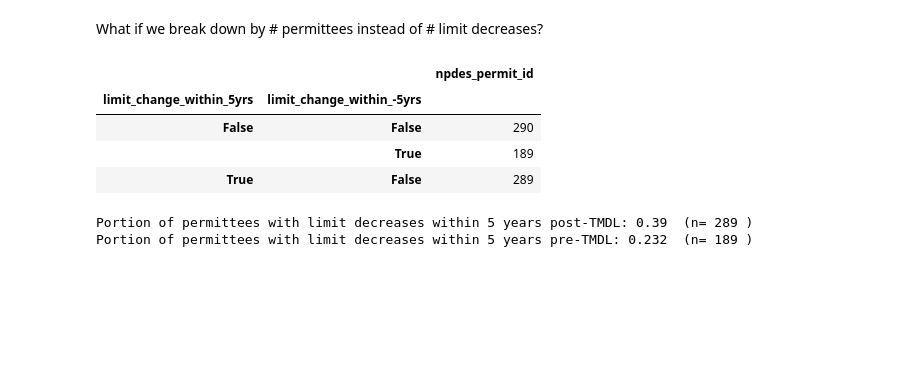
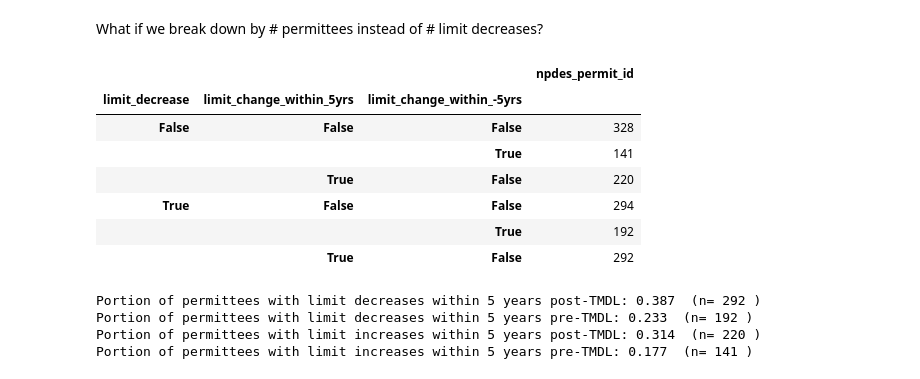
Before and after one commit to reglab/TMDLs_archived, a Jupyter notebook: TMDLS_limit_changes.ipynb, the cells around one changed output. Cells and saved outputs as stored; diff of their text form; code cells hidden in the pictures; blank space fills up the shorter version.

```diff
--- a/TMDLS_limit_changes.ipynb
+++ b/TMDLS_limit_changes.ipynb
@@ -579,16 +593,24 @@ prepped_dmrs[prepped_dmrs['limit_decrease']==True].groupby('pollutantName').agg(
 # %% [markdown]
 What if we break down by # permittees instead of # limit decreases?
 # %%
-prepped_dmrs[prepped_dmrs['limit_decrease']].groupby(['limit_change_within_5yrs', 'limit_change_within_-5yrs']).nunique()[['npdes_permit_id']]
+prepped_dmrs.groupby(['limit_decrease', 'limit_change_within_5yrs', 'limit_change_within_-5yrs']).nunique()[['npdes_permit_id']]
 # %% [output]
-|  |  | npdes_permit_id |
-| limit_change_within_5yrs | limit_change_within_-5yrs |  |
-| False | False | 290 |
-|  | True | 189 |
-| True | False | 289 |
+|  |  |  | npdes_permit_id |
+| limit_decrease | limit_change_within_5yrs | limit_change_within_-5yrs |  |
+| False | False | False | 328 |
+|  |  | True | 141 |
+|  | True | False | 220 |
+| True | False | False | 294 |
+|  |  | True | 192 |
+|  | True | False | 292 |
 # %%
 print('Portion of permittees with limit decreases within 5 years post-TMDL:', round(prepped_dmrs[prepped_dmrs['limit_decrease']].drop_duplicates('npdes_permit_id')['limit_change_within_5yrs'].mean(), 3), ' (n=', len(prepped_dmrs[prepped_dmrs['limit_decrease'] & (prepped_dmrs['limit_change_within_5yrs'])].drop_duplicates('npdes_permit_id')), ')')
 print('Portion of permittees with limit decreases within 5 years pre-TMDL:', round(prepped_dmrs[prepped_dmrs['limit_decrease']].drop_duplicates('npdes_permit_id')['limit_change_within_-5yrs'].mean(), 3), ' (n=', len(prepped_dmrs[prepped_dmrs['limit_decrease'] & (prepped_dmrs['limit_change_within_-5yrs'])].drop_duplicates('npdes_permit_id')), ')')
+
+print('Portion of permittees with limit increases within 5 years post-TMDL:', round(prepped_dmrs[~prepped_dmrs['limit_decrease']].drop_duplicates('npdes_permit_id')['limit_change_within_5yrs'].mean(), 3), ' (n=', len(prepped_dmrs[~prepped_dmrs['limit_decrease'] & (prepped_dmrs['limit_change_within_5yrs'])].drop_duplicates('npdes_permit_id')), ')')
+print('Portion of permittees with limit increases within 5 years pre-TMDL:', round(prepped_dmrs[~prepped_dmrs['limit_decrease']].drop_duplicates('npdes_permit_id')['limit_change_within_-5yrs'].mean(), 3), ' (n=', len(prepped_dmrs[~prepped_dmrs['limit_decrease'] & (prepped_dmrs['limit_change_within_-5yrs'])].drop_duplicates('npdes_permit_id')), ')')
 # %% [output]
-Portion of permittees with limit decreases within 5 years post-TMDL: 0.39  (n= 289 )
-Portion of permittees with limit decreases within 5 years pre-TMDL: 0.232  (n= 189 )
+Portion of permittees with limit decreases within 5 years post-TMDL: 0.387  (n= 292 )
+Portion of permittees with limit decreases within 5 years pre-TMDL: 0.233  (n= 192 )
+Portion of permittees with limit increases within 5 years post-TMDL: 0.314  (n= 220 )
+Portion of permittees with limit increases within 5 years pre-TMDL: 0.177  (n= 141 )
```
Also changed, not shown: parts of 12 cells of this notebook.
